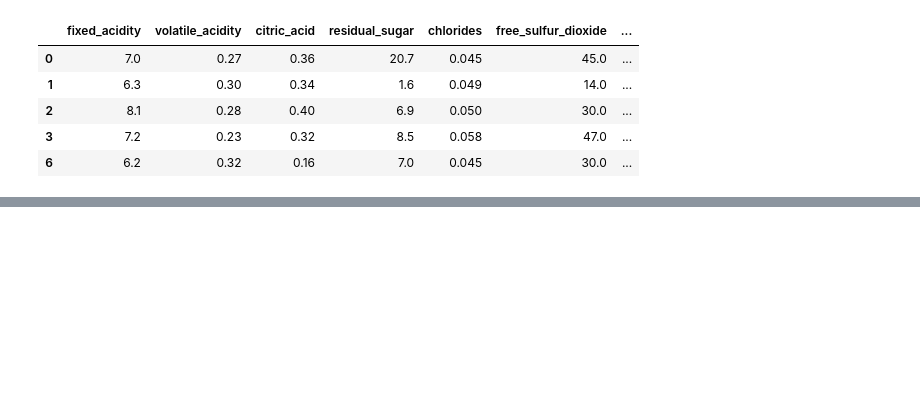
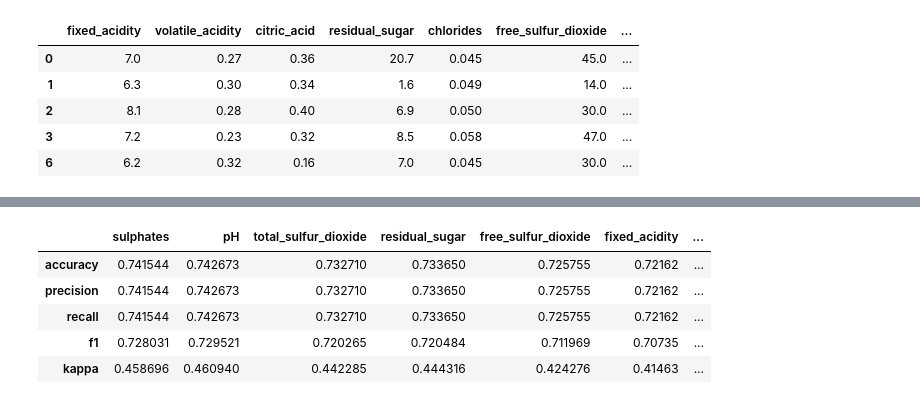
Before and after one commit to baz263/winery_project, a Jupyter notebook: ML_02.ipynb, the cells around one changed output, grey strips where cells are left out. Cells and saved outputs as stored; diff of their text form; code cells hidden in the pictures; blank space fills up the shorter version.

```diff
--- a/ML_02.ipynb
+++ b/ML_02.ipynb
@@ -124,9 +158,12 @@ print(ml_df.head())
 # %%
 ''' drop other unwanted columns: quality_label, colour, quality'''
-for val in ['quality_label', 'colour', 'quality', 'wine_type']:
+for val in ['quality_label','colour', 'quality', 'wine_type']:
     if val in ml_df.columns:
         ml_df.drop(val, axis =1, inplace= True)
 display(ml_df.head())
+ml_df2 = ml_df.copy().reset_index()
+ml_df3 = ml_df2.reset_index()
+ml_df4 = ml_df2.reset_index()
 # %% [output]
 |  | fixed_acidity | volatile_acidity | citric_acid | residual_sugar | chlorides | free_sulfur_dioxide | ... |
 | 0 | 7.0 | 0.27 | 0.36 | 20.7 | 0.045 | 45.0 | ... |
@@ -308,0 +388,8 @@ using our '''
+# %%
+#work out evaluation metrics
+def compute_metrics(y_true, y_pred):
+    accuracy = accuracy_score(y_true, y_pred)
+    precision = precision_score(y_true, y_pred, average='weighted', zero_division = 1)
+    recall = recall_score(y_true, y_pred, average='weighted')
+    f1 = f1_score(y_true, y_pred, average='weighted')
+    return accuracy, precision, recall, f1
@@ -308,0 +716,16 @@ using our '''
+# %%
+
+comparison_df3 = pd.DataFrame(index=['accuracy', 'precision', 'recall', 'f1', 'kappa'])
+
+for val in corr_list_names[:-1]:
+    ml_df3 = ml_df3.drop([val], axis = 1)
+    comparison_df3[val] = random_forest_kfold(ml_df3.iloc[:,:-1], ml_df3.iloc[:, -1:])
+
+display(comparison_df3)
+# %% [output]
+|  | sulphates | pH | total_sulfur_dioxide | residual_sugar | free_sulfur_dioxide | fixed_acidity | ... |
+| accuracy | 0.741544 | 0.742673 | 0.732710 | 0.733650 | 0.725755 | 0.72162 | ... |
+| precision | 0.741544 | 0.742673 | 0.732710 | 0.733650 | 0.725755 | 0.72162 | ... |
+| recall | 0.741544 | 0.742673 | 0.732710 | 0.733650 | 0.725755 | 0.72162 | ... |
+| f1 | 0.728031 | 0.729521 | 0.720265 | 0.720484 | 0.711969 | 0.70735 | ... |
+| kappa | 0.458696 | 0.460940 | 0.442285 | 0.444316 | 0.424276 | 0.41463 | ... |
```
Also changed, not shown: parts of 38 cells of this notebook, 17 other files.
